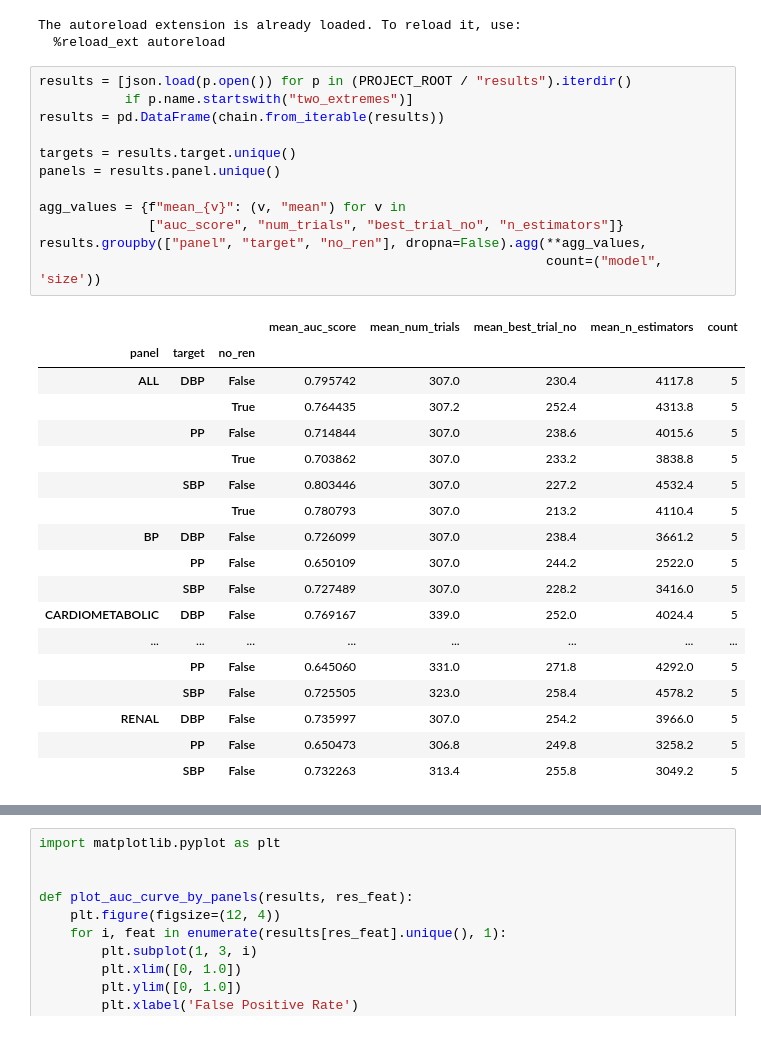
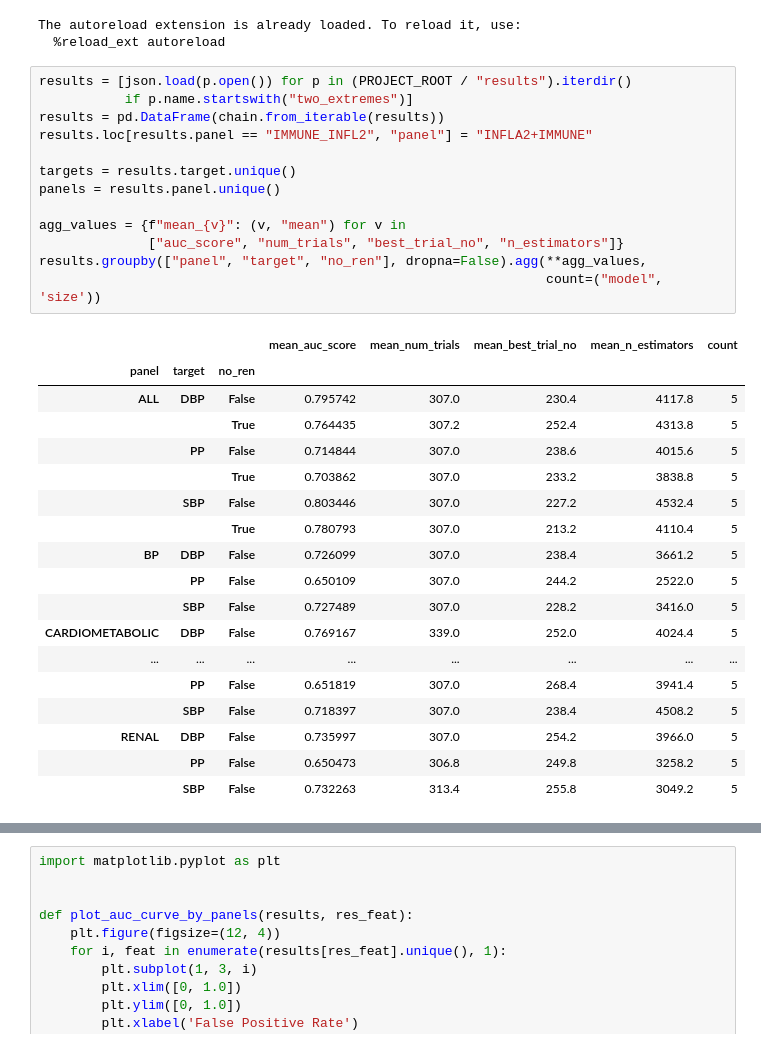
Before and after one commit to ipolharvard/biobank_olink, a Jupyter notebook: notebooks/exp_two_extremes.ipynb, the cells around one changed output, grey strips where cells are left out. Saved outputs shown, nothing was run; the diff lists cells and outputs as text.

```diff
--- a/notebooks/exp_two_extremes.ipynb
+++ b/notebooks/exp_two_extremes.ipynb
@@ -20,31 +20,32 @@ The autoreload extension is already loaded. To reload it, use:
 # %%
 results = [json.load(p.open()) for p in (PROJECT_ROOT / "results").iterdir()
            if p.name.startswith("two_extremes")]
 results = pd.DataFrame(chain.from_iterable(results))
+results.loc[results.panel == "IMMUNE_INFL2", "panel"] = "INFLA2+IMMUNE"
 
 targets = results.target.unique()
 panels = results.panel.unique()
 
 agg_values = {f"mean_{v}": (v, "mean") for v in
               ["auc_score", "num_trials", "best_trial_no", "n_estimators"]}
 results.groupby(["panel", "target", "no_ren"], dropna=False).agg(**agg_values,
                                                                  count=("model", 'size'))
 # %% [output]
 |  |  |  | mean_auc_score | mean_num_trials | mean_best_trial_no | mean_n_estimators | count |
 | panel | target | no_ren |  |  |  |  |  |
 | ALL | DBP | False | 0.795742 | 307.0 | 230.4 | 4117.8 | 5 |
 |  |  | True | 0.764435 | 307.2 | 252.4 | 4313.8 | 5 |
 |  | PP | False | 0.714844 | 307.0 | 238.6 | 4015.6 | 5 |
 |  |  | True | 0.703862 | 307.0 | 233.2 | 3838.8 | 5 |
 |  | SBP | False | 0.803446 | 307.0 | 227.2 | 4532.4 | 5 |
 |  |  | True | 0.780793 | 307.0 | 213.2 | 4110.4 | 5 |
 | BP | DBP | False | 0.726099 | 307.0 | 238.4 | 3661.2 | 5 |
 |  | PP | False | 0.650109 | 307.0 | 244.2 | 2522.0 | 5 |
 |  | SBP | False | 0.727489 | 307.0 | 228.2 | 3416.0 | 5 |
 | CARDIOMETABOLIC | DBP | False | 0.769167 | 339.0 | 252.0 | 4024.4 | 5 |
 | ... | ... | ... | ... | ... | ... | ... | ... |
-|  | PP | False | 0.645060 | 331.0 | 271.8 | 4292.0 | 5 |
-|  | SBP | False | 0.725505 | 323.0 | 258.4 | 4578.2 | 5 |
+|  | PP | False | 0.651819 | 307.0 | 268.4 | 3941.4 | 5 |
+|  | SBP | False | 0.718397 | 307.0 | 238.4 | 4508.2 | 5 |
 | RENAL | DBP | False | 0.735997 | 307.0 | 254.2 | 3966.0 | 5 |
 |  | PP | False | 0.650473 | 306.8 | 249.8 | 3258.2 | 5 |
 |  | SBP | False | 0.732263 | 313.4 | 255.8 | 3049.2 | 5 |
```
Also changed, not shown: parts of 2 cells of this notebook, 2 other files.
